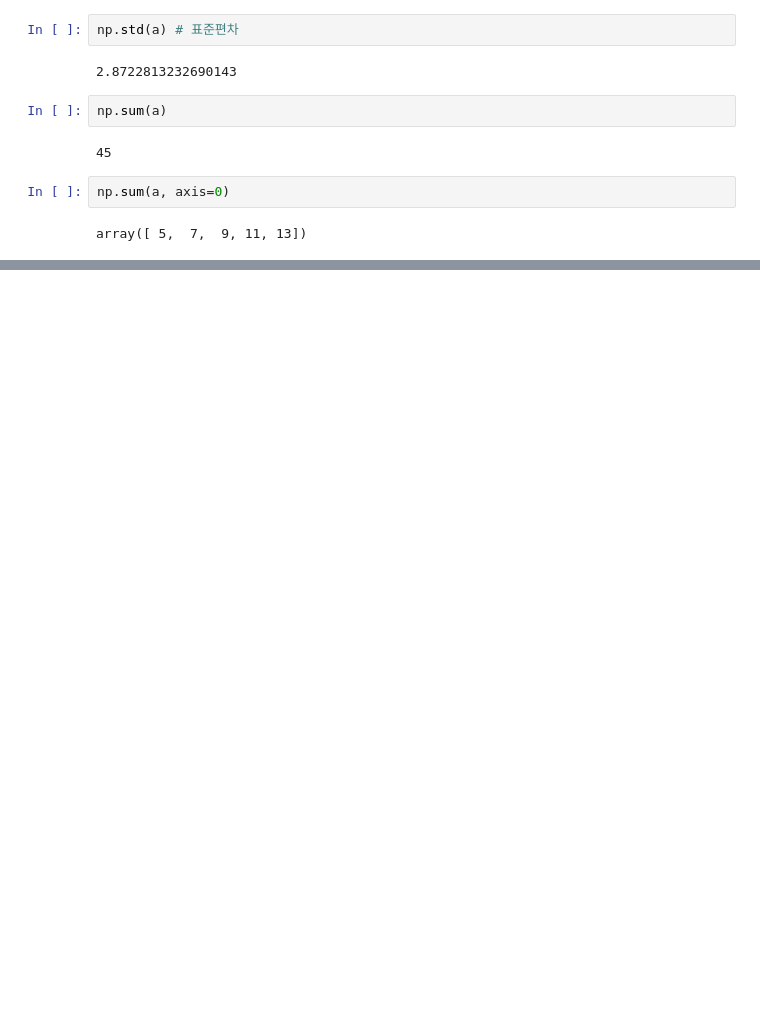
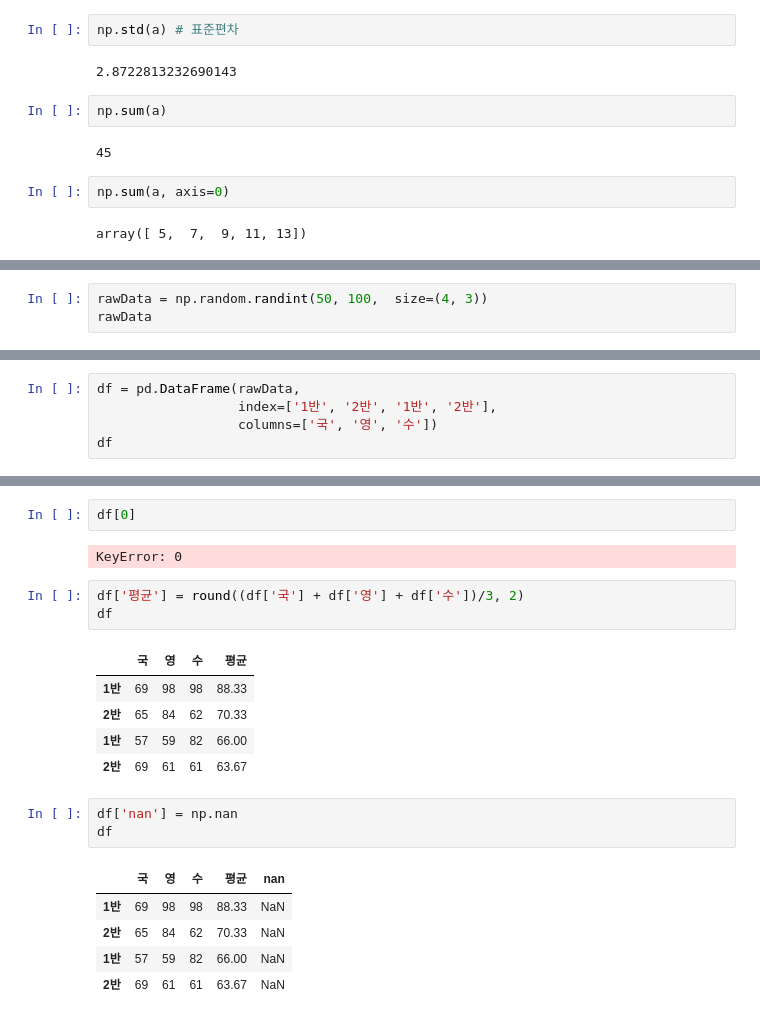
Before and after one commit to 0xtalent/new_start, a Jupyter notebook: 002_30minutes_summary_numpy_pandas.ipynb, the cells around one changed output, grey strips where cells are left out. Cells and saved outputs as stored; diff of their text form; blank space fills up the shorter version.

```diff
--- a/002_30minutes_summary_numpy_pandas.ipynb
+++ b/002_30minutes_summary_numpy_pandas.ipynb
@@ -276,0 +329,3 @@ array([ 5,  7,  9, 11, 13])
+# %%
+rawData = np.random.randint(50, 100,  size=(4, 3))
+rawData
@@ -276,0 +337,5 @@ array([ 5,  7,  9, 11, 13])
+# %%
+df = pd.DataFrame(rawData,
+                  index=['1반', '2반', '1반', '2반'],
+                  columns=['국', '영', '수'])
+df
@@ -276,0 +356,22 @@ array([ 5,  7,  9, 11, 13])
+# %%
+df[0]
+# %% [output]
+KeyError: 0
+# %%
+df['평균'] = round((df['국'] + df['영'] + df['수'])/3, 2)
+df
+# %% [output]
+|  | 국 | 영 | 수 | 평균 |
+| 1반 | 69 | 98 | 98 | 88.33 |
+| 2반 | 65 | 84 | 62 | 70.33 |
+| 1반 | 57 | 59 | 82 | 66.00 |
+| 2반 | 69 | 61 | 61 | 63.67 |
+# %%
+df['nan'] = np.nan
+df
+# %% [output]
+|  | 국 | 영 | 수 | 평균 | nan |
+| 1반 | 69 | 98 | 98 | 88.33 | NaN |
+| 2반 | 65 | 84 | 62 | 70.33 | NaN |
+| 1반 | 57 | 59 | 82 | 66.00 | NaN |
+| 2반 | 69 | 61 | 61 | 63.67 | NaN |
```
Also changed, not shown: parts of 22 cells of this notebook.
